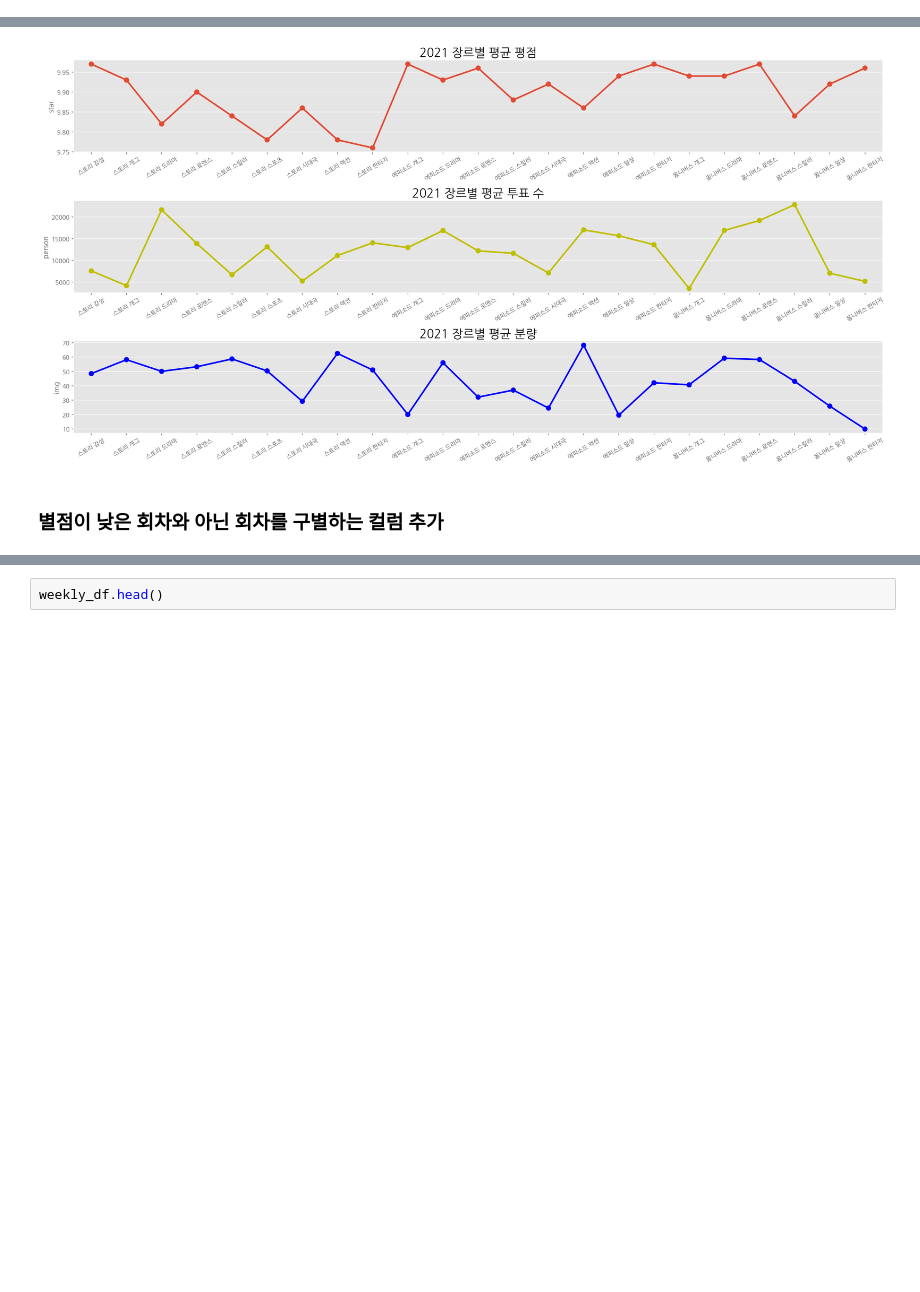
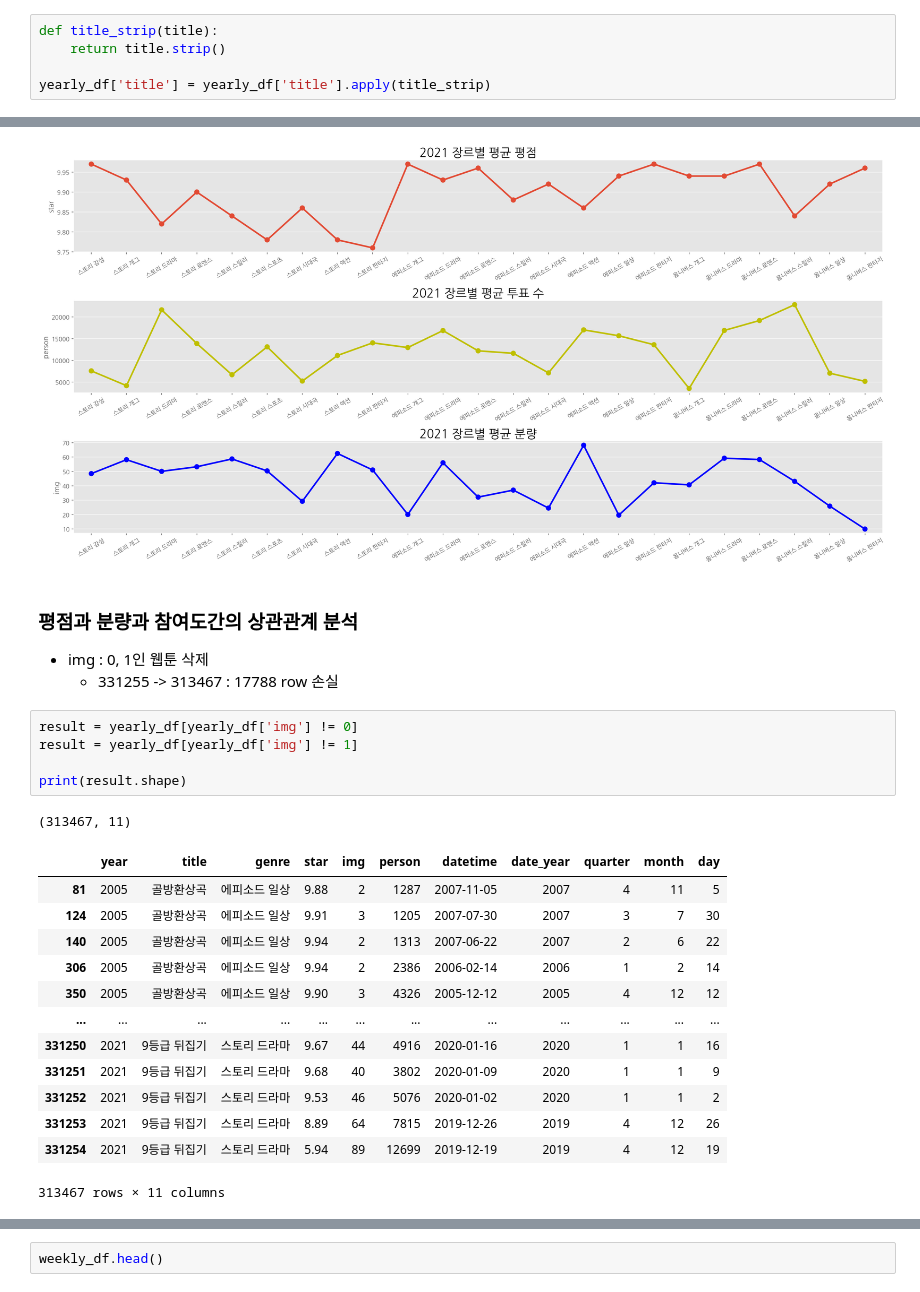
Before and after one commit to aeea-0605/first_project, a Jupyter notebook: NaverWebtoon_EDA/EDA.ipynb, the cells around one changed output, grey strips where cells are left out. Saved outputs shown, nothing was run; the diff lists cells and outputs as text; blank space fills up the shorter version.

```diff
--- a/NaverWebtoon_EDA/EDA.ipynb
+++ b/NaverWebtoon_EDA/EDA.ipynb
@@ -68,6 +68,11 @@ weekly_df.tail()
 # %%
 with open('data/every_yearly_webtoon.pkl', 'rb') as f:
     yearly_df = pickle.load(f)
+# %%
+def title_strip(title):
+    return title.strip()
+
+yearly_df['title'] = yearly_df['title'].apply(title_strip)
 # %%
 yearly_df.drop(columns='link', axis=1, inplace=True)
 
@@ -261,4 +270,26 @@ plt.show()
 # %% [output]
 [figure]
 # %% [markdown]
-### 별점이 낮은 회차와 아닌 회차를 구별하는 컬럼 추가
+### 평점과 분량과 참여도간의 상관관계 분석
+- img : 0, 1인 웹툰 삭제
+    - 331255 -> 313467 : 17788 row 손실
+# %%
+result = yearly_df[yearly_df['img'] != 0]
+result = yearly_df[yearly_df['img'] != 1]
+
+print(result.shape)
+# %% [output]
+(313467, 11)
+|  | year | title | genre | star | img | person | datetime | date_year | quarter | month | day |
+| 81 | 2005 | 골방환상곡 | 에피소드 일상 | 9.88 | 2 | 1287 | 2007-11-05 | 2007 | 4 | 11 | 5 |
+| 124 | 2005 | 골방환상곡 | 에피소드 일상 | 9.91 | 3 | 1205 | 2007-07-30 | 2007 | 3 | 7 | 30 |
+| 140 | 2005 | 골방환상곡 | 에피소드 일상 | 9.94 | 2 | 1313 | 2007-06-22 | 2007 | 2 | 6 | 22 |
+| 306 | 2005 | 골방환상곡 | 에피소드 일상 | 9.94 | 2 | 2386 | 2006-02-14 | 2006 | 1 | 2 | 14 |
+| 350 | 2005 | 골방환상곡 | 에피소드 일상 | 9.90 | 3 | 4326 | 2005-12-12 | 2005 | 4 | 12 | 12 |
+| ... | ... | ... | ... | ... | ... | ... | ... | ... | ... | ... | ... |
+| 331250 | 2021 | 9등급 뒤집기 | 스토리 드라마 | 9.67 | 44 | 4916 | 2020-01-16 | 2020 | 1 | 1 | 16 |
+| 331251 | 2021 | 9등급 뒤집기 | 스토리 드라마 | 9.68 | 40 | 3802 | 2020-01-09 | 2020 | 1 | 1 | 9 |
+| 331252 | 2021 | 9등급 뒤집기 | 스토리 드라마 | 9.53 | 46 | 5076 | 2020-01-02 | 2020 | 1 | 1 | 2 |
+| 331253 | 2021 | 9등급 뒤집기 | 스토리 드라마 | 8.89 | 64 | 7815 | 2019-12-26 | 2019 | 4 | 12 | 26 |
+| 331254 | 2021 | 9등급 뒤집기 | 스토리 드라마 | 5.94 | 89 | 12699 | 2019-12-19 | 2019 | 4 | 12 | 19 |
+313467 rows × 11 columns
```
Also changed, not shown: parts of 30 cells of this notebook.
